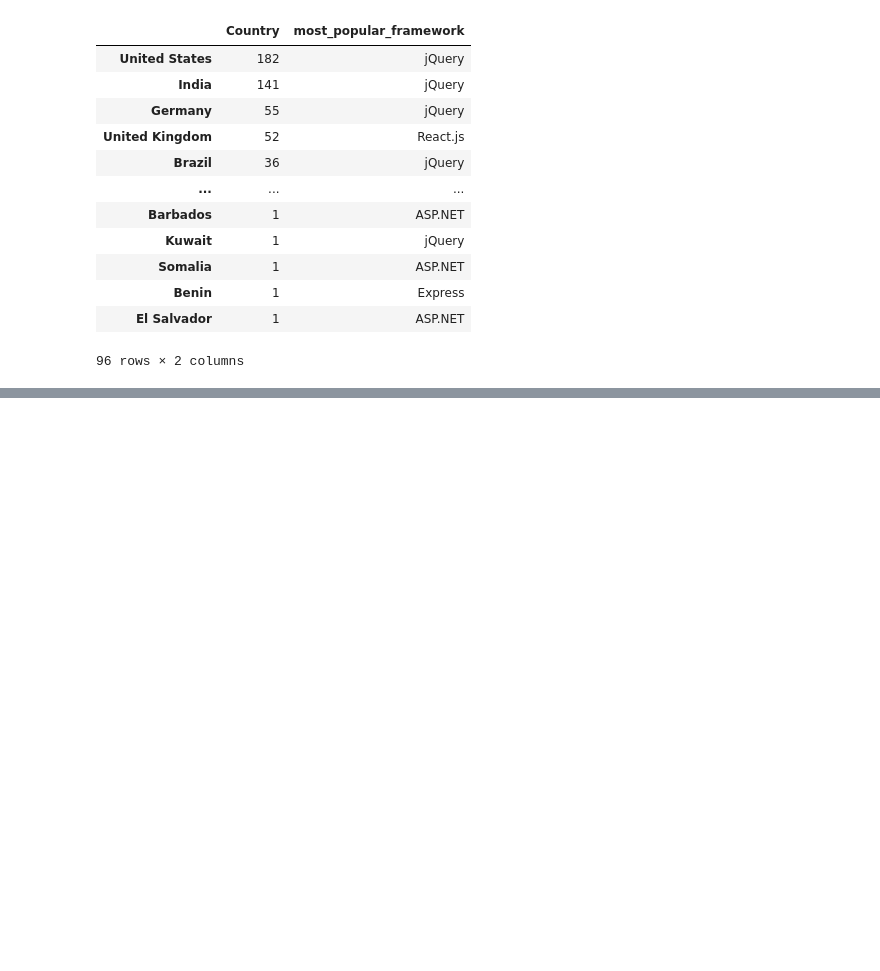
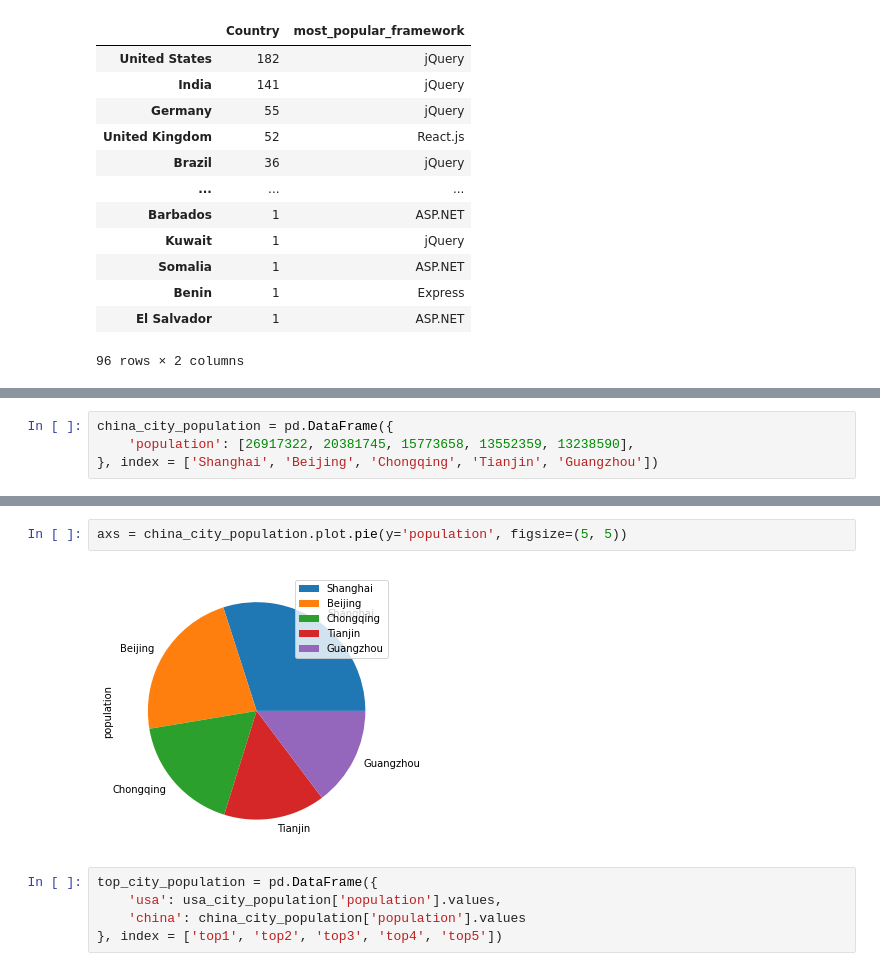
Before and after one commit to YJCheng1210/Matplotlib_Numpy_Pandas, a Jupyter notebook: Pandas_Lab2 - Data Analysis, Filtering, Groupby, Joining.ipynb, the cells around one changed output, grey strips where cells are left out. Drawn from its saved outputs; the diff is of its cells as text; blank space fills up the shorter version.

```diff
--- a/Pandas_Lab2 - Data Analysis, Filtering, Groupby, Joining.ipynb
+++ b/Pandas_Lab2 - Data Analysis, Filtering, Groupby, Joining.ipynb
@@ -2574,0 +2988,4 @@ final_df
+# %%
+china_city_population = pd.DataFrame({
+    'population': [26917322, 20381745, 15773658, 13552359, 13238590],
+}, index = ['Shanghai', 'Beijing', 'Chongqing', 'Tianjin', 'Guangzhou'])
@@ -2574,0 +3001,9 @@ final_df
+# %%
+axs = china_city_population.plot.pie(y='population', figsize=(5, 5))
+# %% [output]
+[figure, added]
+# %%
+top_city_population = pd.DataFrame({
+    'usa': usa_city_population['population'].values,
+    'china': china_city_population['population'].values
+}, index = ['top1', 'top2', 'top3', 'top4', 'top5'])
```
Also changed, not shown: parts of 82 cells of this notebook.
